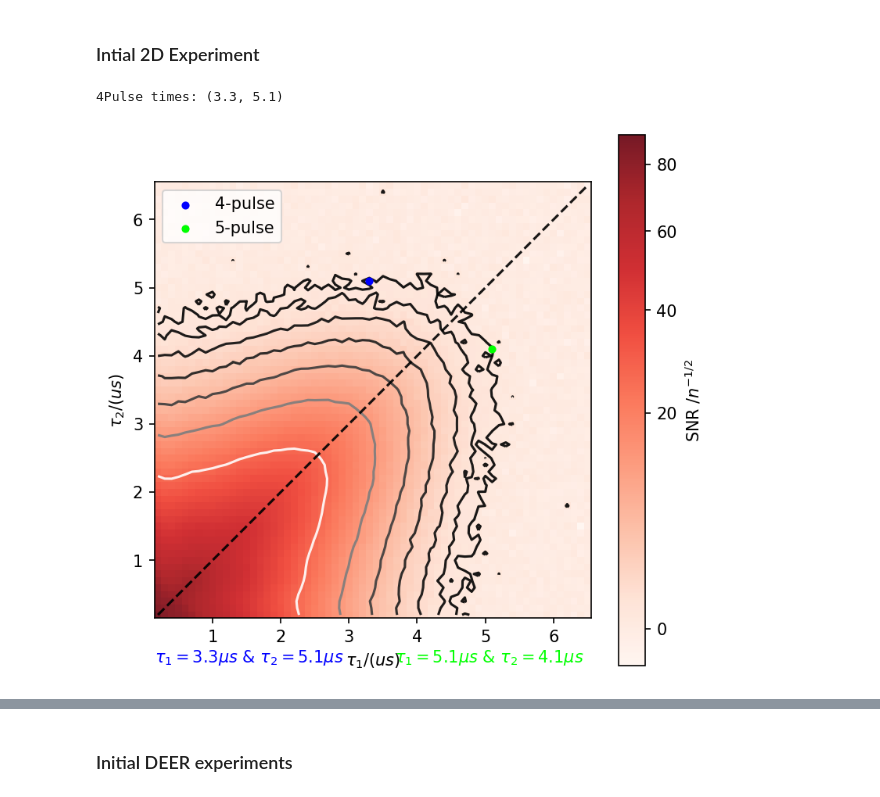
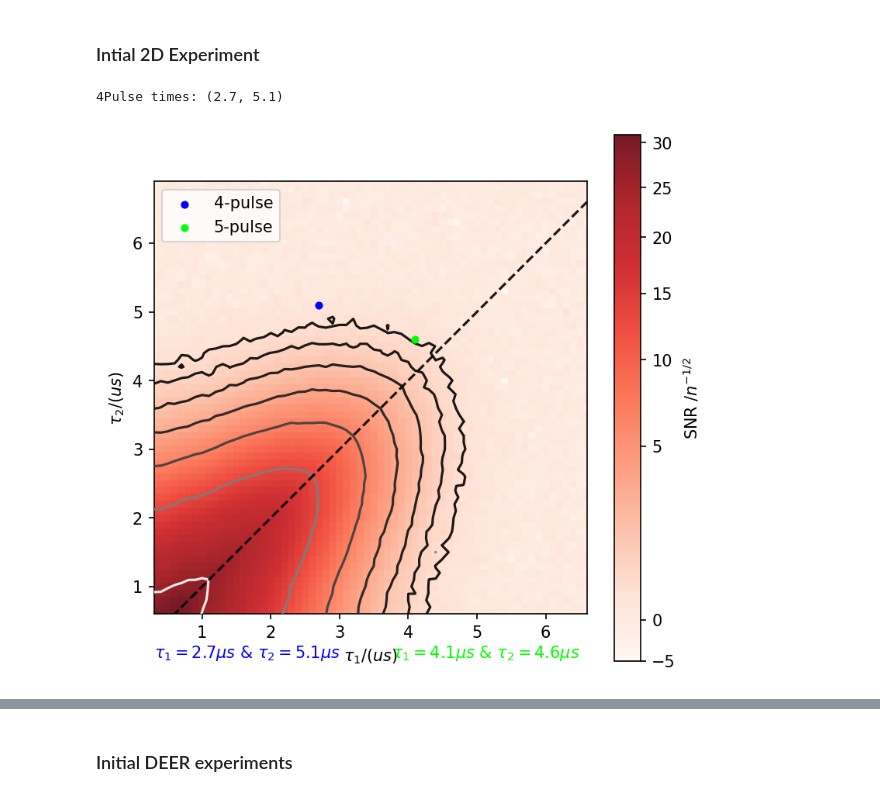
Before and after one commit to JeschkeLab/autoDEER, a Jupyter notebook: Jupyter Notebooks/Deerlab.ipynb, the cells around one changed output, grey strips where cells are left out. Drawn from its saved outputs; the diff is of its cells as text; code cells hidden in the pictures.

```diff
--- a/Jupyter Notebooks/Deerlab.ipynb
+++ b/Jupyter Notebooks/Deerlab.ipynb
@@ -13,10 +15,9 @@ import matplotlib.pyplot as plt
 # %%
 exp = TwoD_Experiment.TwoD_Experiment()
 exp.set_snr_target(20)
-exp.load('/mnt/v/Data/2D Decoherence/MQ460/MQ460_H2O_gly/2021_11_10_DEER_TEST/20211110_MQ460_50K_Protonated_2D_dec_64x64_200+100.DSC')
+exp.load('/home/xuser/xeprFiles/Data/HUKA/2021/2021_12_16_MQ460_25uM_H20_gly/2pDEC_50k_MQ460_25uM.DSC')
 fig = exp.create_twoD_plot(norm='SNRpShot',contour='SNRpShot',optimal=True)
-fig.show()
 print('4Pulse times:',exp.time_4p)
 # %% [output]
-4Pulse times: (3.3, 5.1)
+4Pulse times: (2.7, 5.1)
-[figure, old version]
+[figure, new version]
```
Also changed, not shown: parts of 35 cells of this notebook, 1 other file.
